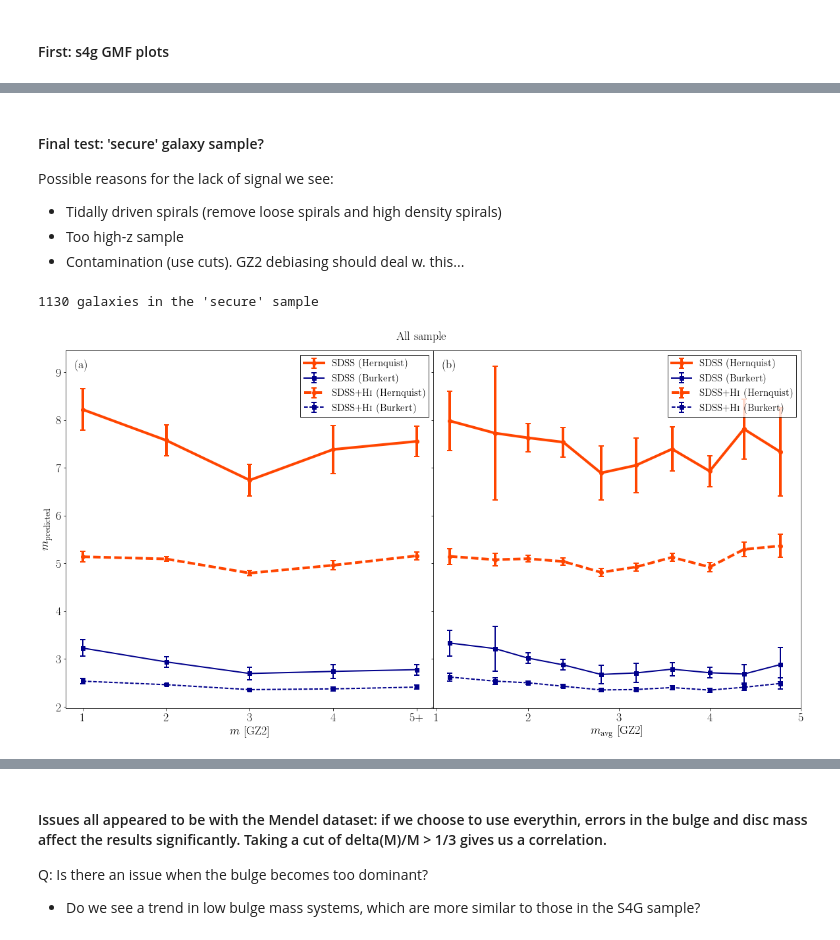
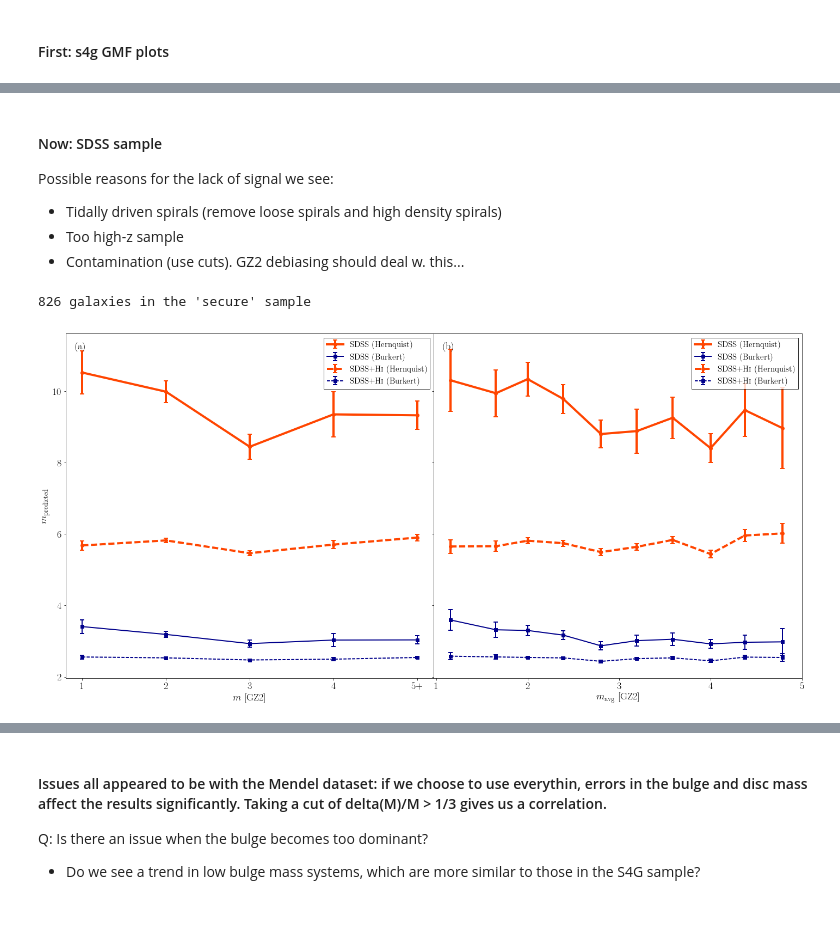
Before and after one commit to RossHart/Donghia_paper, a Jupyter notebook: m_vs_m.ipynb, the cells around one changed output, grey strips where cells are left out. Cells and saved outputs as stored; diff of their text form; code cells hidden in the pictures.

```diff
--- a/m_vs_m.ipynb
+++ b/m_vs_m.ipynb
@@ -33,7 +33,9 @@ masks = Table.read('fits/masks.fits')
 # %%
 # get the masks...
 in_s4g = s4g['unbarred_sample']
-in_sdss = masks['z<0.085 (+HI)']
+
+mask_columns = ['z<0.085 (+HI)','unbarred','spiral_ok','axial_ok']
+in_sdss = masks['z<0.085 (+HI unbarred spiral)']
 # %% [markdown]
 #### First: s4g GMF plots
 # %%
@@ -74,5 +82,5 @@ _ = ax.legend(fontsize=15,fancybox=False,edgecolor='k')
 # %% [markdown]
-#### Final test: 'secure' galaxy sample?
+#### Now: SDSS sample
 
 Possible reasons for the lack of signal we see:
 
@@ -108,7 +116,7 @@ secure = np.all([good_fit,tight_arms],axis=0)
 sdss_secure = np.all([in_sdss,secure],axis=0)
 print("{} galaxies in the 'secure' sample".format(sdss_secure.sum()))
 # %% [output]
-1130 galaxies in the 'secure' sample
+826 galaxies in the 'secure' sample
 # %%
 def sdss_m_vs_m_plotter(ax,mask,letter='',label='',
                         xlabel=False,ylabel=False):
@@ -194,9 +202,10 @@ def sdss_m_avg_vs_m_plotter(ax,mask,letter='',label='',
         _ = ax.set_ylabel('$m_\mathrm{predicted}$')
 
     string = ('({}) {}'.format(letter,label) if letter is not ''
-              else '{}')
-    _ = ax.text(0.025,0.975,string,transform=ax.transAxes,
-                va='top',ha='left')
+              else '{}'.format(label))
+    if label is not '':
+        _ = ax.text(0.025,0.975,string,transform=ax.transAxes,
+                    va='top',ha='left')
 
     _ = ax.set_xticks([1,2,3,4,5])
     _ = ax.legend(fontsize=15,loc='upper right',fancybox=False,edgecolor='k')
@@ -204,17 +213,21 @@ def sdss_m_avg_vs_m_plotter(ax,mask,letter='',label='',
     return None
 # %%
 fig, axarr = plt.subplots(1,2,figsize=(20,10),sharey=True)
-plt.subplots_adjust(wspace=0,hspace=0)
 
 mask = in_sdss
 #mask = sdss_secure
 
 _ = sdss_m_vs_m_plotter(axarr[0],mask,letter='a',
                         xlabel=True,ylabel=True)
 _ = sdss_m_avg_vs_m_plotter(axarr[1],mask,letter='b',
                             xlabel=True,ylabel=False)
 
 _ = axarr[0].set_xticklabels(['1','2','3','4','5+'])
-_ = fig.text(0.5,0.9,"All sample",ha='center')
+#_ = fig.text(0.5,0.9,"All sample",ha='center')
+
+_ = fig.tight_layout()
+_ = fig.subplots_adjust(wspace=0,hspace=0)
+
+#fig.savefig('figures/m_vs_m.pdf')
 # %% [output]
-[figure, old version]
+[figure, new version]
```
Also changed, not shown: parts of 11 cells of this notebook, 12 other files.
